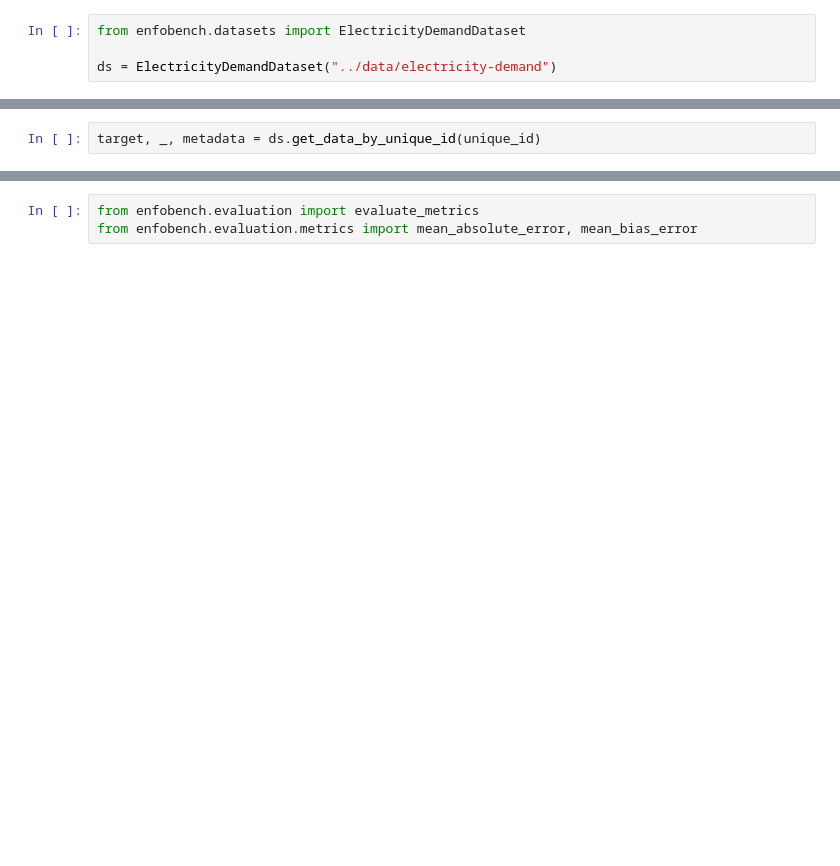
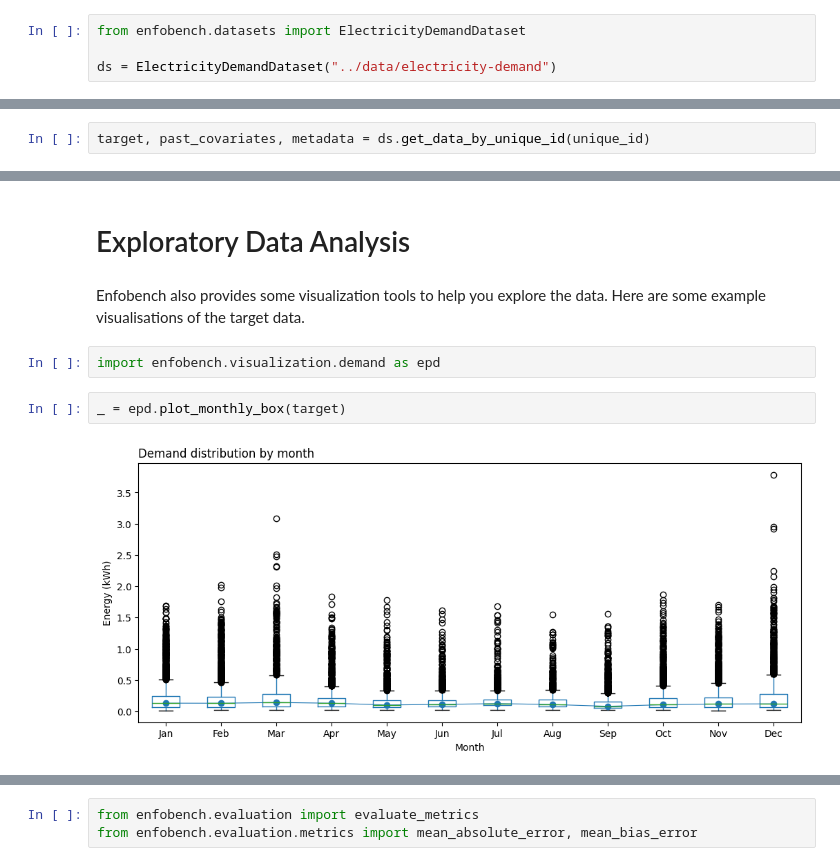
Before and after one commit to attila-balint-kul/energy-forecast-benchmark-toolkit, a Jupyter notebook: notebooks/01. Univariate.ipynb, the cells around one changed output, grey strips where cells are left out. Saved outputs shown, nothing was run; the diff lists cells and outputs as text; blank space fills up the shorter version.

```diff
--- a/notebooks/01. Univariate.ipynb
+++ b/notebooks/01. Univariate.ipynb
@@ -17,2 +47,2 @@ unique_id
 # %%
-target, _, metadata = ds.get_data_by_unique_id(unique_id)
+target, past_covariates, metadata = ds.get_data_by_unique_id(unique_id)
@@ -24,0 +100,10 @@ target.info()
+# %% [markdown]
+# Exploratory Data Analysis
+# %% [markdown]
+Enfobench also provides some visualization tools to help you explore the data. Here are some example visualisations of the target data.
+# %%
+import enfobench.visualization.demand as epd
+# %%
+_ = epd.plot_monthly_box(target)
+# %% [output]
+[figure, added]
```
Also changed, not shown: parts of 56 cells of this notebook, 12 other files.
